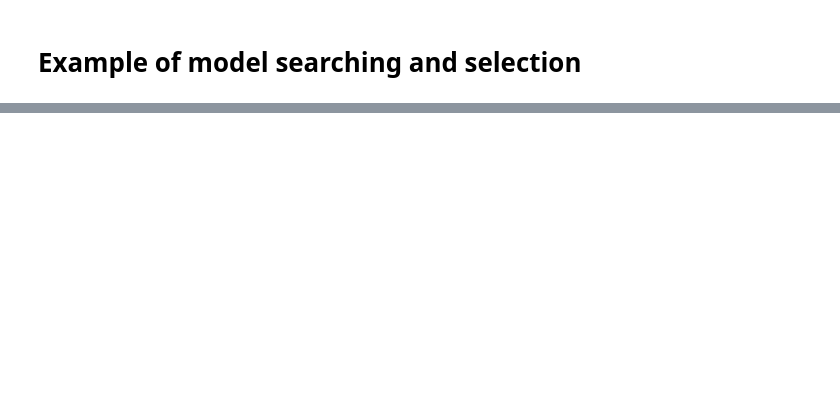
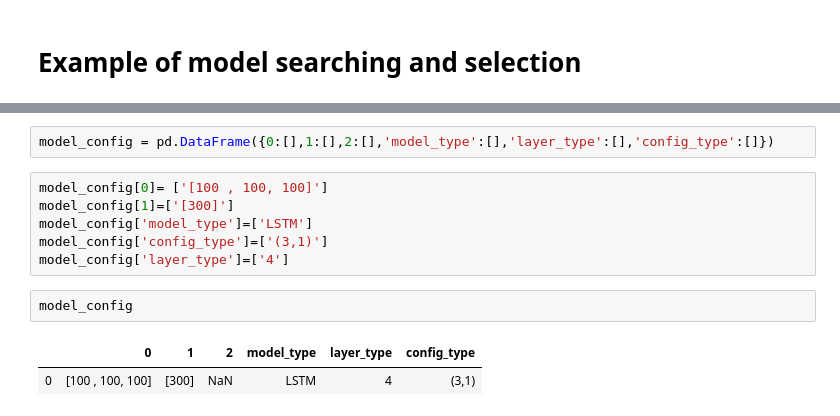
Before and after one commit to IntelligentNetworkingLAB/Deep-Learning-Model-Generator, a Jupyter notebook: main_sample_demo.ipynb, the cells around one changed output, grey strips where cells are left out. Drawn from its saved outputs; the diff is of its cells as text; blank space fills up the shorter version.

```diff
--- a/main_sample_demo.ipynb
+++ b/main_sample_demo.ipynb
@@ -85,0 +172,13 @@ form
+# %%
+model_config = pd.DataFrame({0:[],1:[],2:[],'model_type':[],'layer_type':[],'config_type':[]})
+# %%
+model_config[0]= ['[100 , 100, 100]']
+model_config[1]=['[300]']
+model_config['model_type']=['LSTM']
+model_config['config_type']=['(3,1)']
+model_config['layer_type']=['4']
+# %%
+model_config
+# %% [output]
+|  | 0 | 1 | 2 | model_type | layer_type | config_type |
+| 0 | [100 , 100, 100] | [300] | NaN | LSTM | 4 | (3,1) |
```
Also changed, not shown: parts of 20 cells of this notebook.
